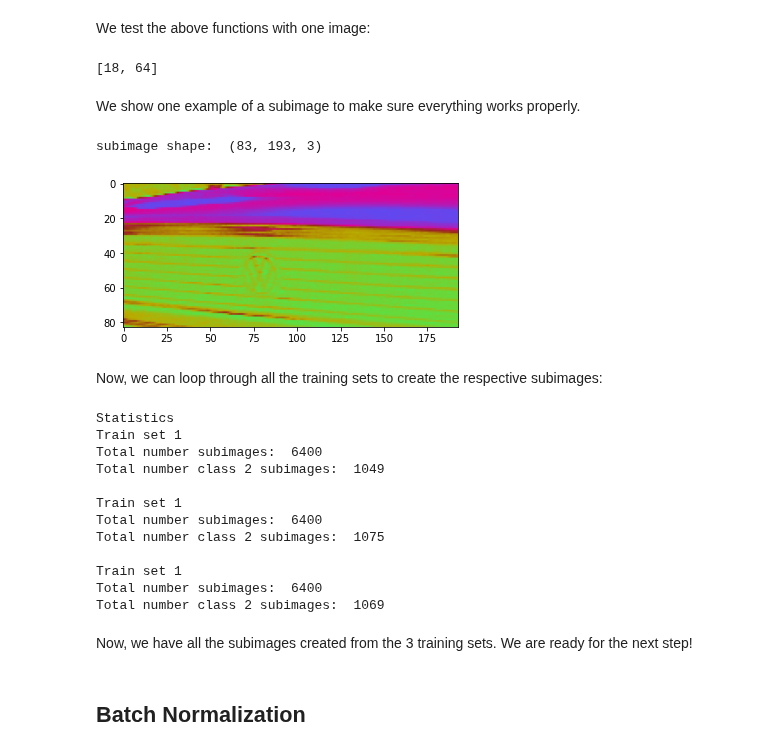
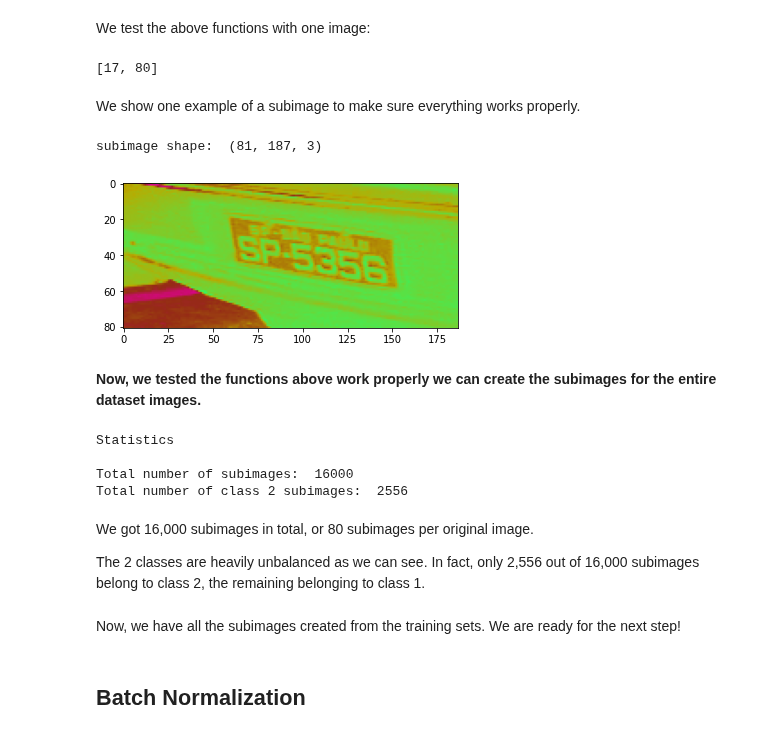
Before and after one commit to aissahm/image_analysis, a Jupyter notebook: project_1.ipynb, the cells around one changed output. Saved outputs shown, nothing was run; the diff lists cells and outputs as text; code cells hidden in the pictures.

```diff
--- a/project_1.ipynb
+++ b/project_1.ipynb
@@ -428,79 +445,57 @@ def createSubimagesFromTrainingImage(width, height, xstride, ystride, imagePath,
 # %% [markdown]
 We test the above functions with one image:
 # %%
-subImagesFolderPath = "/content/subimages_192_82_40_10/"
+subImagesFolderPath = "/content/subimages_187_81_40_10_90/"
 
 test_image_path = '/content/ycbcrplates/orig_0001.png'
 
-w = int(175 * 1.1)
-h = int(75 * 1.1)
-dx = 40
-dy = 10
-threshold = 0.9
-
-createSubimagesFromTrainingImage(w, h, dx, dy, test_image_path, threshold, subImagesFolderPath)
+createSubimagesFromTrainingImage(w, h, dx, dy, threshold, "orig_0001.png", '/content/ycbcrplates/', '/content/plates/', subImagesFolderPath)
 # %% [output]
-[18, 64]
+[17, 80]
 # %% [markdown]
 We show one example of a subimage to make sure everything works properly.
 # %%
-subimage1path = "/content/subimages_192_82_40_10/0001_192_82_176_81_1.png"
+subimage1path = "/content/subimages_187_81_40_10_90/orig_0001_187_81_133_160_2.png"
 
 subimg = cv2.imread(subimage1path)
 print("subimage shape: ", subimg.shape)
 
 plt.imshow(subimg)
 plt.show()
 # %% [output]
-subimage shape:  (83, 193, 3)
+subimage shape:  (81, 187, 3)
-[figure, old version]
+[figure, new version]
-# %% [markdown]
-Now, we can loop through all the training sets to create the respective subimages:
+# %% [markdown]
+**Now, we tested the functions above work properly we can create the subimages for the entire dataset images.**
 # %%
-train_Text_path_array = ["train1.txt", "train2.txt", "train3.txt"]
-subimages_train_folderPath = ["/content/subimagesTrain1/", "/content/subimagesTrain2/", "/content/subimagesTrain3/"]
+subImagesFolderPath = "/content/subimages_187_81_40_10_90/"
+mask_folder_path = '/content/plates/'
+image_folder_path = '/content/ycbcrplates/'
 
-#subimages parameters
-w = int(175 * 1.1)
-h = int(75 * 1.1)
-dx = 40
-dy = 10
-threshold = 0.9
-
+print("Statistics")
+print()
 totalSubImages = 0
 totalSubImagesClass2 = 0
-print("Statistics")
 
-i = 0
-for train_text_path in train_Text_path_array:
-  images_path_array = returnImagesPathArray(train_text_path)
-  for image_path in images_path_array:
-    numberSubimagesClass2, numberSubimagesFromImage = createSubimagesFromTrainingImage(w, h, dx, dy, image_path, threshold, subimages_train_folderPath[i])
+for imgname in os.listdir(image_folder_path):
+  if "orig" in imgname:
+    numberSubimagesClass2, numberSubimagesFromImage = createSubimagesFromTrainingImage(w, h, dx, dy, threshold, imgname, image_folder_path, mask_folder_path, subImagesFolderPath)
     totalSubImages += numberSubimagesFromImage
     totalSubImagesClass2 += numberSubimagesClass2
-  print("Train set ", i+1)
-  print("Total number subimages: ", totalSubImages)
-  print("Total number class 2 subimages: ", totalSubImagesClass2)
-  print("")
 
-  totalSubImages = 0
-  totalSubImagesClass2 = 0
-  i += 1
+print("Total number of subimages: ", totalSubImages)
+print("Total number of class 2 subimages: ", totalSubImagesClass2)
 # %% [output]
 Statistics
-Train set 1
-Total number subimages:  6400
-Total number class 2 subimages:  1049
 
-Train set 1
-Total number subimages:  6400
-Total number class 2 subimages:  1075
-
-Train set 1
-Total number subimages:  6400
-Total number class 2 subimages:  1069
+Total number of subimages:  16000
+Total number of class 2 subimages:  2556
+# %% [markdown]
+We got 16,000 subimages in total, or 80 subimages per original image.
+
+The 2 classes are heavily unbalanced as we can see. In fact, only 2,556 out of 16,000 subimages belong to class 2, the remaining belonging to class 1.
 # %% [markdown]
-Now, we have all the subimages created from the 3 training sets. We are ready for the next step!
+Now, we have all the subimages created from the training sets. We are ready for the next step!
 # %% [markdown]
 ## **Batch Normalization**
 # %% [markdown]
```
Also changed, not shown: parts of 42 cells of this notebook.
